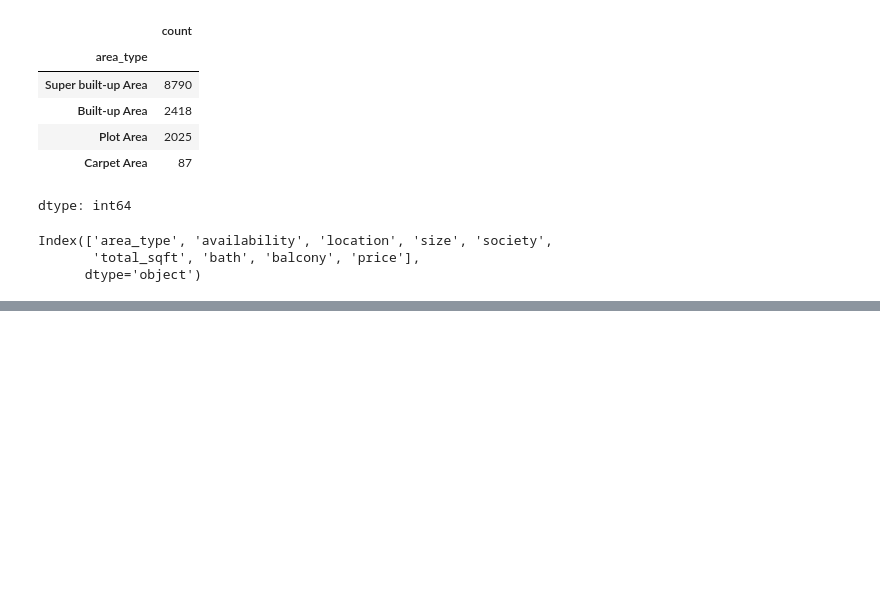
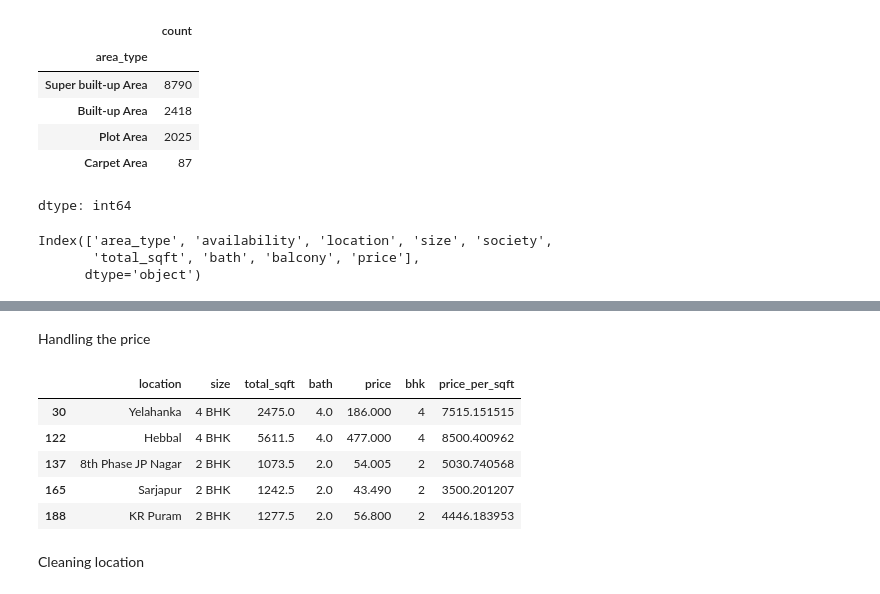
Before and after one commit to S-MANU/practice-work, a Jupyter notebook: working_project_on_real_estate.ipynb, the cells around one changed output, grey strips where cells are left out. Drawn from its saved outputs; the diff is of its cells as text; code cells hidden in the pictures; blank space fills up the shorter version.

```diff
--- a/working_project_on_real_estate.ipynb
+++ b/working_project_on_real_estate.ipynb
@@ -53,0 +66,3 @@ Index(['area_type', 'availability', 'location', 'size', 'society',
+# %%
+df1= df1.dropna()
+df1.head()
@@ -53,0 +78,2 @@ Index(['area_type', 'availability', 'location', 'size', 'society',
+# %%
+df1['bhk'] = df1['size'].apply(lambda x: int(x.split(' ')[0]))
@@ -53,0 +87,15 @@ Index(['area_type', 'availability', 'location', 'size', 'society',
+# %%
+def convert_sqft_to_num(x):
+  try:
+    if '-' in x:
+      tokens = x.split('-')
+      return (float(tokens[0]) + float(tokens[1])) / 2
+    elif x.endswitch('Sq. Meter') or x.endswith('Acres') or x.endswith('Perch') or x.endswith('Sq. Yards'):
+      return None
+    else:
+      return float(x)
+  except:
+    return None
+
+df1['total_sqft'] = df1['total_sqft'].apply(convert_sqft_to_num)
+df1 = df1.dropna(subset=['total_sqft'])
@@ -53,0 +111,15 @@ Index(['area_type', 'availability', 'location', 'size', 'society',
+# %% [markdown]
+Handling the price
+# %%
+df1['price_per_sqft'] = (df1['price']*100000) / df1['total_sqft']
+# %%
+df1.head()
+# %% [output]
+|  | location | size | total_sqft | bath | price | bhk | price_per_sqft |
+| 30 | Yelahanka | 4 BHK | 2475.0 | 4.0 | 186.000 | 4 | 7515.151515 |
+| 122 | Hebbal | 4 BHK | 5611.5 | 4.0 | 477.000 | 4 | 8500.400962 |
+| 137 | 8th Phase JP Nagar | 2 BHK | 1073.5 | 2.0 | 54.005 | 2 | 5030.740568 |
+| 165 | Sarjapur | 2 BHK | 1242.5 | 2.0 | 43.490 | 2 | 3500.201207 |
+| 188 | KR Puram | 2 BHK | 1277.5 | 2.0 | 56.800 | 2 | 4446.183953 |
+# %% [markdown]
+Cleaning location
```
Also changed, not shown: parts of 13 cells of this notebook.
